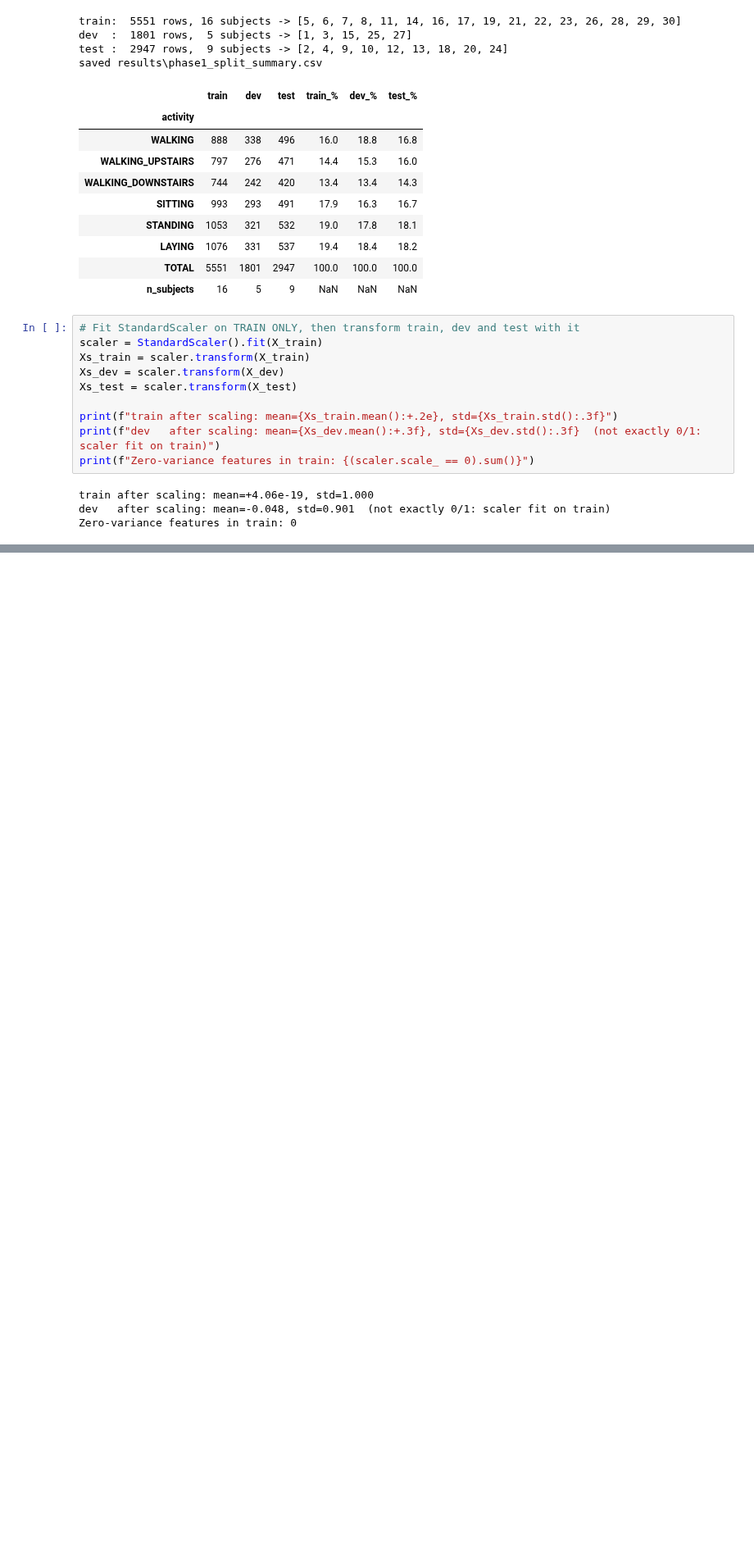
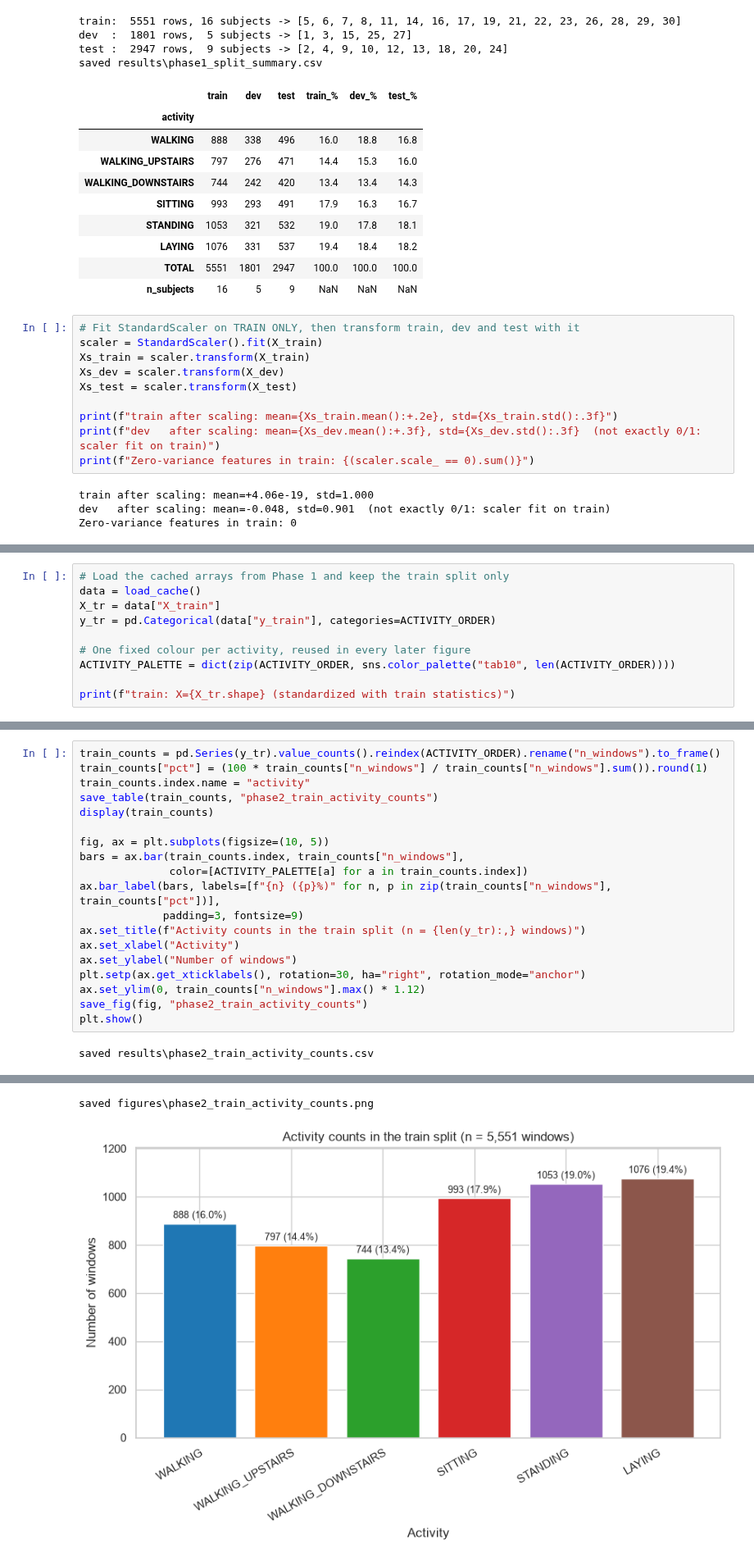
Before and after one commit to LUCIFER5671/har-feature-reduction, a Jupyter notebook: har_feature_reduction.ipynb, the cells around one changed output, grey strips where cells are left out. Shown at 82% size. Saved outputs shown, nothing was run; the diff lists cells and outputs as text; blank space fills up the shorter version.

```diff
--- a/har_feature_reduction.ipynb
+++ b/har_feature_reduction.ipynb
@@ -245,0 +254,10 @@ Reloaded in 0.10s: {'X_train': (5551, 561), 'X_dev': (1801, 561), 'X_test': (294
+# %%
+# Load the cached arrays from Phase 1 and keep the train split only
+data = load_cache()
+X_tr = data["X_train"]
+y_tr = pd.Categorical(data["y_train"], categories=ACTIVITY_ORDER)
+
+# One fixed colour per activity, reused in every later figure
+ACTIVITY_PALETTE = dict(zip(ACTIVITY_ORDER, sns.color_palette("tab10", len(ACTIVITY_ORDER))))
+
+print(f"train: X={X_tr.shape} (standardized with train statistics)")
@@ -245,0 +268,21 @@ Reloaded in 0.10s: {'X_train': (5551, 561), 'X_dev': (1801, 561), 'X_test': (294
+# %%
+train_counts = pd.Series(y_tr).value_counts().reindex(ACTIVITY_ORDER).rename("n_windows").to_frame()
+train_counts["pct"] = (100 * train_counts["n_windows"] / train_counts["n_windows"].sum()).round(1)
+train_counts.index.name = "activity"
+save_table(train_counts, "phase2_train_activity_counts")
+display(train_counts)
+
+fig, ax = plt.subplots(figsize=(10, 5))
+bars = ax.bar(train_counts.index, train_counts["n_windows"],
+              color=[ACTIVITY_PALETTE[a] for a in train_counts.index])
+ax.bar_label(bars, labels=[f"{n} ({p}%)" for n, p in zip(train_counts["n_windows"], train_counts["pct"])],
+             padding=3, fontsize=9)
+ax.set_title(f"Activity counts in the train split (n = {len(y_tr):,} windows)")
+ax.set_xlabel("Activity")
+ax.set_ylabel("Number of windows")
+plt.setp(ax.get_xticklabels(), rotation=30, ha="right", rotation_mode="anchor")
+ax.set_ylim(0, train_counts["n_windows"].max() * 1.12)
+save_fig(fig, "phase2_train_activity_counts")
+plt.show()
+# %% [output]
+saved results\phase2_train_activity_counts.csv
@@ -245,0 +297,2 @@ Reloaded in 0.10s: {'X_train': (5551, 561), 'X_dev': (1801, 561), 'X_test': (294
+saved figures\phase2_train_activity_counts.png
+[figure, added]
```
Also changed, not shown: parts of 31 cells of this notebook, 23 other files.
